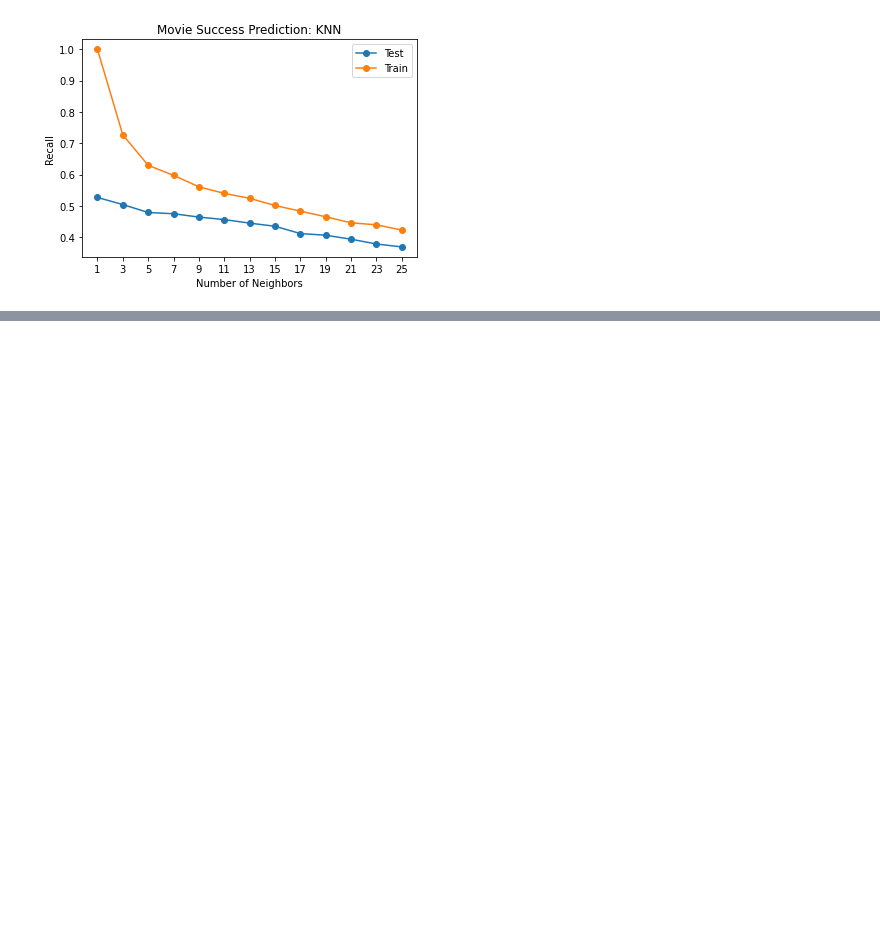
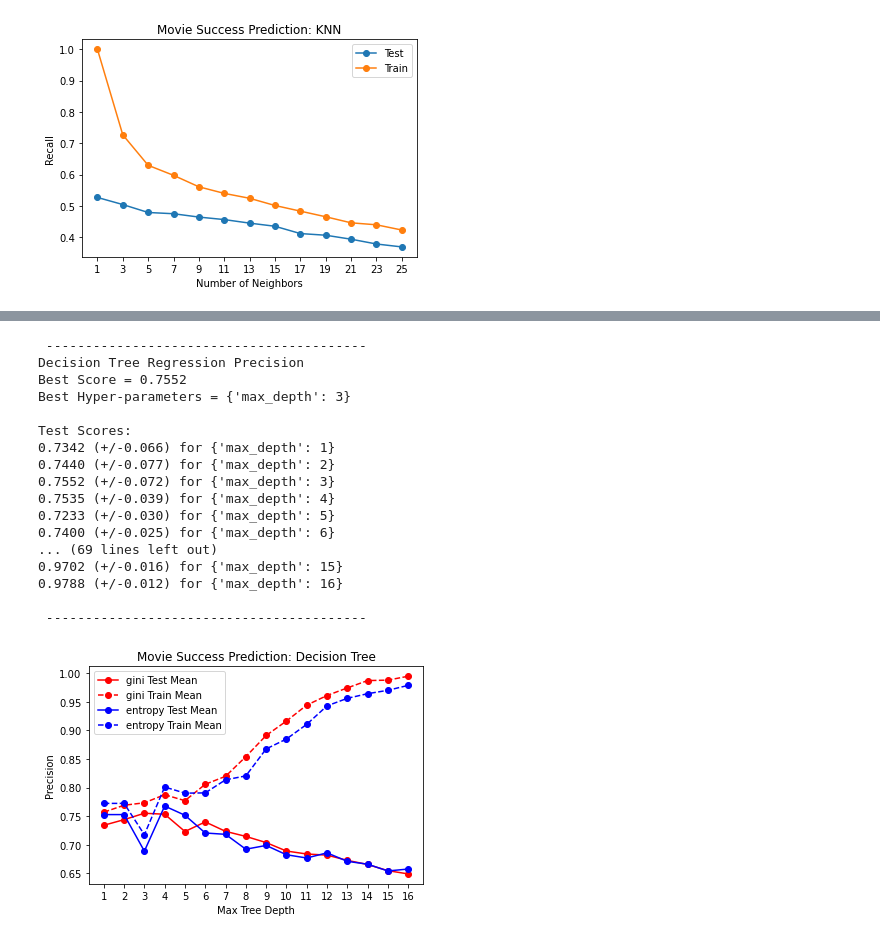
Before and after one commit to Movie-Success-Capstone/Movie-Capstone, a Jupyter notebook: modeling_nick.ipynb, the cells around one changed output, grey strips where cells are left out. Cells and saved outputs as stored; diff of their text form; code cells hidden in the pictures; blank space fills up the shorter version.

```diff
--- a/modeling_nick.ipynb
+++ b/modeling_nick.ipynb
@@ -587,0 +571,52 @@ def print_cv_results(gs, title):
+# %%
+# ############################################################
+# Decision Tree
+criterion = ['gini', 'entropy']
+colors = ['red', 'blue']
+depth_list = list(range(1,17))
+
+for i in range(len(criterion)):
+    tree = DecisionTreeClassifier(criterion=criterion[i],
+                                 splitter='best')
+    param_grid = [{'max_depth': depth_list}]
+    gs = GridSearchCV(estimator=tree,
+                      param_grid=param_grid,
+                      scoring='precision',
+                      cv=5,
+                     return_train_score=True)
+    gs = gs.fit(X_train, y_train)
+    print_cv_results(gs, 'Decision Tree Regression Precision')
+
+    test_means = gs.cv_results_['mean_test_score']
+    train_means = gs.cv_results_['mean_train_score']
+
+    plt.plot(depth_list, test_means, marker='o', label=f'{criterion[i]} Test Mean',
+                color=colors[i])
+    plt.plot(depth_list, train_means, marker='o', label=f'{criterion[i]} Train Mean',
+                linestyle='dashed', color=colors[i])
+
+plt.xticks(depth_list)
+plt.title(f'Movie Success Prediction: Decision Tree')
+plt.ylabel('Precision')
+plt.xlabel('Max Tree Depth')
+plt.legend()
+plt.show()
+# %% [output]
+ -----------------------------------------
+Decision Tree Regression Precision
+Best Score = 0.7552
+Best Hyper-parameters = {'max_depth': 3}
+
+Test Scores:
+0.7342 (+/-0.066) for {'max_depth': 1}
+0.7440 (+/-0.077) for {'max_depth': 2}
+0.7552 (+/-0.072) for {'max_depth': 3}
+0.7535 (+/-0.039) for {'max_depth': 4}
+0.7233 (+/-0.030) for {'max_depth': 5}
+0.7400 (+/-0.025) for {'max_depth': 6}
+... (69 lines left out)
+0.9702 (+/-0.016) for {'max_depth': 15}
+0.9788 (+/-0.012) for {'max_depth': 16}
+
+ -----------------------------------------
+[figure, added]
```
Also changed, not shown: parts of 7 cells of this notebook.
